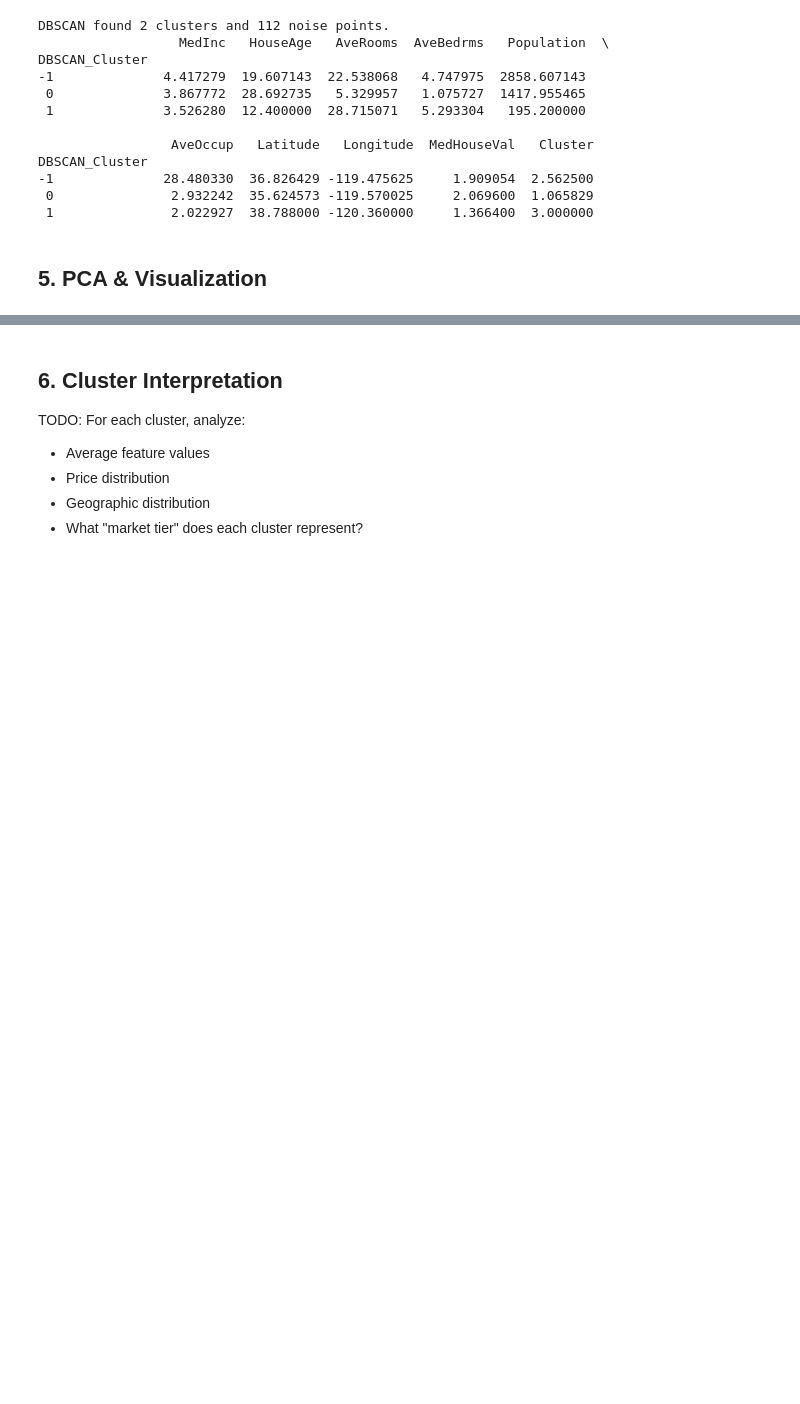
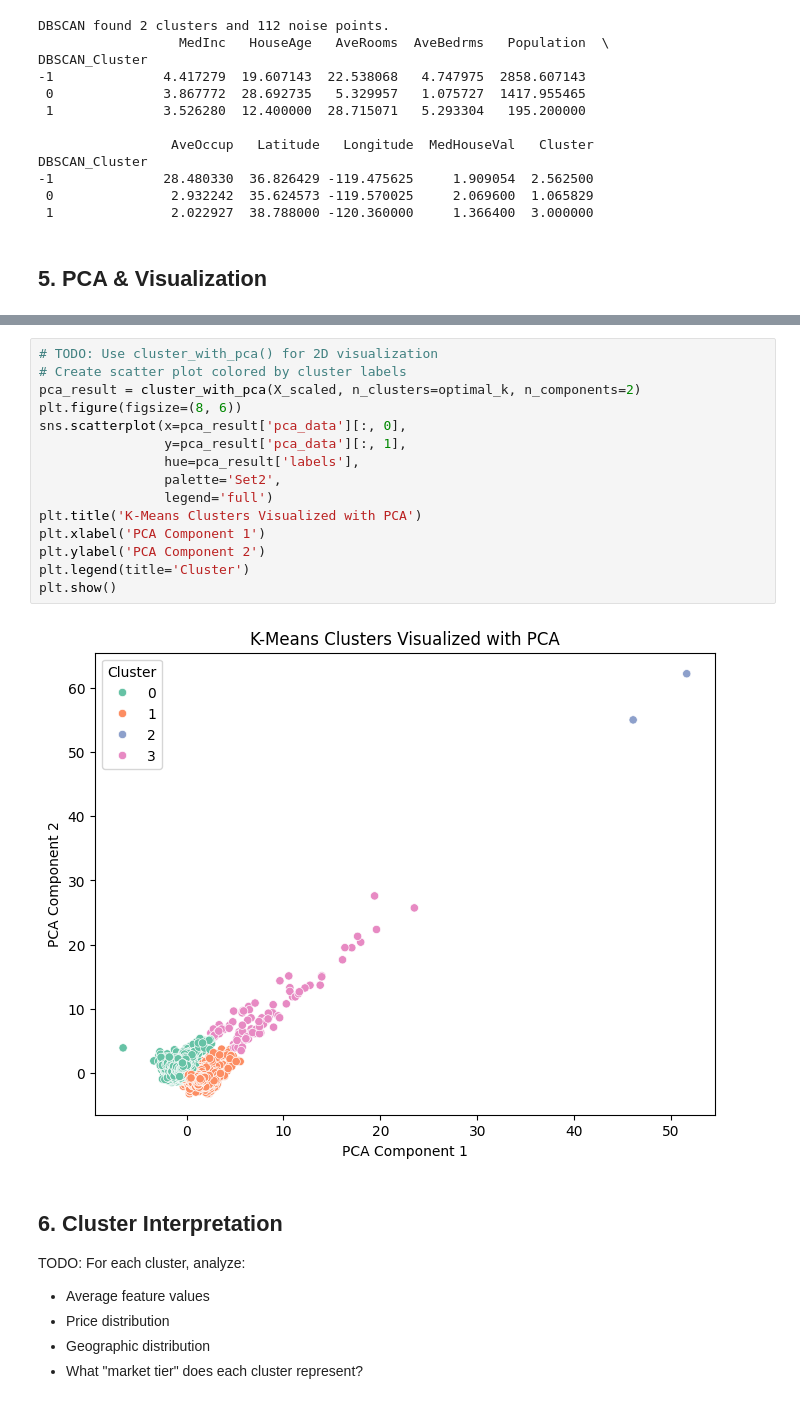
Before and after one commit to DigiCrome-Academy/real-estate-prediction-tanvibbsr-1, a Jupyter notebook: notebooks/02_clustering_analysis.ipynb, the cells around one changed output, grey strips where cells are left out. Drawn from its saved outputs; the diff is of its cells as text; blank space fills up the shorter version.

```diff
--- a/notebooks/02_clustering_analysis.ipynb
+++ b/notebooks/02_clustering_analysis.ipynb
@@ -196,3 +208,20 @@ DBSCAN_Cluster
+# %%
+# TODO: Use cluster_with_pca() for 2D visualization
+# Create scatter plot colored by cluster labels
+pca_result = cluster_with_pca(X_scaled, n_clusters=optimal_k, n_components=2)
+plt.figure(figsize=(8, 6))
+sns.scatterplot(x=pca_result['pca_data'][:, 0],
+                y=pca_result['pca_data'][:, 1],
+                hue=pca_result['labels'],
+                palette='Set2',
+                legend='full')
+plt.title('K-Means Clusters Visualized with PCA')
+plt.xlabel('PCA Component 1')
+plt.ylabel('PCA Component 2')
+plt.legend(title='Cluster')
+plt.show()
+# %% [output]
+[figure, added]
 # %% [markdown]
 ## 6. Cluster Interpretation
 
```
Also changed, not shown: parts of 5 cells of this notebook, 1 other file.
